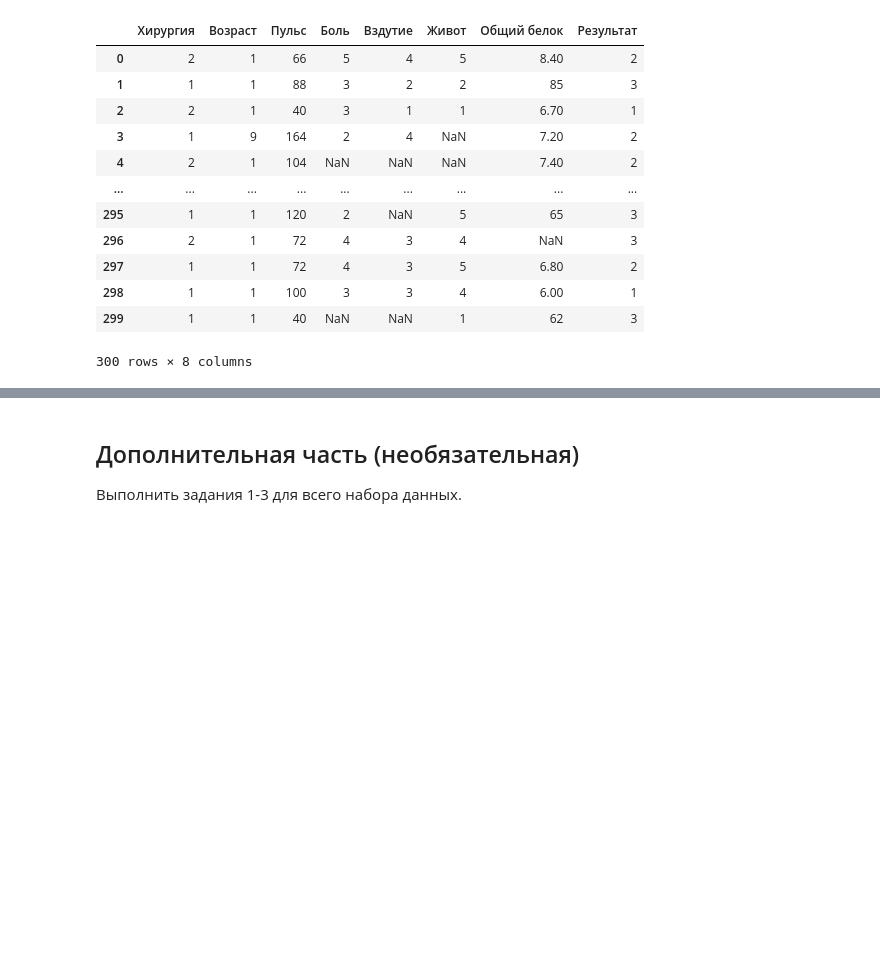
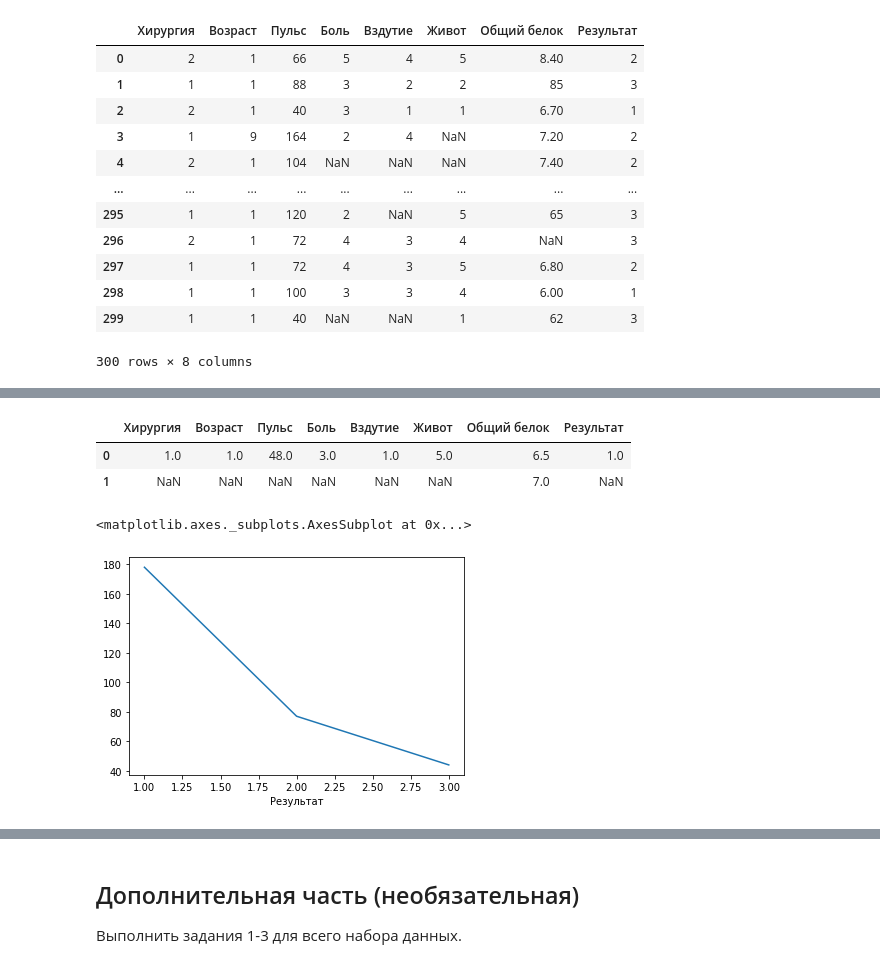
Before and after one commit to IngvarL/pudo-20, a Jupyter notebook: statistics_basics/stat_basics.ipynb, the cells around one changed output, grey strips where cells are left out. Cells and saved outputs as stored; diff of their text form; code cells hidden in the pictures; blank space fills up the shorter version.

```diff
--- a/statistics_basics/stat_basics.ipynb
+++ b/statistics_basics/stat_basics.ipynb
@@ -68,0 +71,3 @@ horse.fillna(method='ffill')
+# %%
+horse = horse.astype(float)
+horse.info()
@@ -72,0 +102,11 @@ SyntaxError: invalid syntax (<ipython-input-65-1cf3ede7d475>, line 1)
+# %%
+horse.mode()
+# %% [output]
+|  | Хирургия | Возраст | Пульс | Боль | Вздутие | Живот | Общий белок | Результат |
+| 0 | 1.0 | 1.0 | 48.0 | 3.0 | 1.0 | 5.0 | 6.5 | 1.0 |
+| 1 | NaN | NaN | NaN | NaN | NaN | NaN | 7.0 | NaN |
+# %%
+horse.groupby(by='Результат')['Возраст'].count().plot()
+# %% [output]
+<matplotlib.axes._subplots.AxesSubplot at 0x...>
+[figure, added]
```
Also changed, not shown: parts of 9 cells of this notebook, 1 other file.
